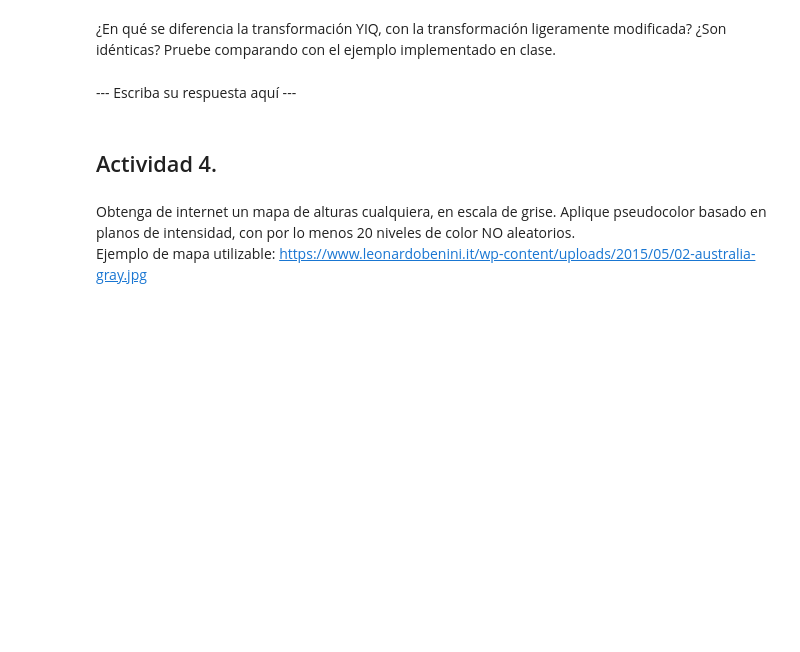
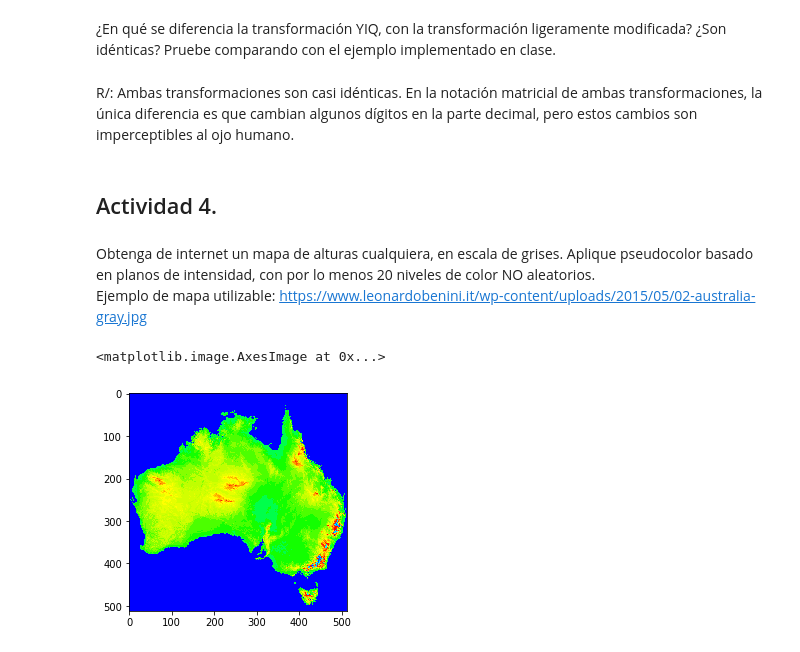
Before and after one commit to josedavidrestrepo/vision-artificial, a Jupyter notebook: semana-3/Actividades/Actividades Semana 3.ipynb, the cells around one changed output. Cells and saved outputs as stored; diff of their text form; code cells hidden in the pictures; blank space fills up the shorter version.

```diff
--- a/semana-3/Actividades/Actividades Semana 3.ipynb
+++ b/semana-3/Actividades/Actividades Semana 3.ipynb
@@ -96,9 +181,9 @@ La versión de NTSC aprobada por la Comisión Federal de Comunicaciones, en Esta
 # %% [markdown]
 ¿En qué se diferencia la transformación YIQ, con la transformación ligeramente modificada? ¿Son idénticas? Pruebe comparando con el ejemplo implementado en clase.
-# %% [markdown]
---- Escriba su respuesta aquí ---
+# %% [markdown]
+R/: Ambas transformaciones son casi idénticas. En la notación matricial de ambas transformaciones, la única diferencia es que cambian algunos dígitos en la parte decimal, pero estos cambios son imperceptibles al ojo humano.
 # %% [markdown]
 ## Actividad 4.
 # %% [markdown]
-Obtenga de internet un mapa de alturas cualquiera, en escala de grise. Aplique pseudocolor basado en planos de intensidad, con por lo menos 20 niveles de color NO aleatorios.
+Obtenga de internet un mapa de alturas cualquiera, en escala de grises. Aplique pseudocolor basado en planos de intensidad, con por lo menos 20 niveles de color NO aleatorios.
 <br>Ejemplo de mapa utilizable: https://www.leonardobenini.it/wp-content/uploads/2015/05/02-australia-gray.jpg</br>
@@ -106,0 +190,45 @@ Obtenga de internet un mapa de alturas cualquiera, en escala de grise. Aplique p
+# %%
+#Librerias necesarias
+%matplotlib inline
+import cv2
+import numpy as np
+import random as rand
+import math
+import matplotlib.pyplot as plt
+#Se definen las funciones correspondencia y pseudocolor
+def correspondence(val, paleta, rango):
+    '''
+    Receives the value of the grayscale, the color palette and size of the range array.
+    Returns a tuple from the palette depending on the part of the range to which val belongs.
+    '''
+    #"Recibe el valor de la escala de grises, la paleta de colores y el tamaño del vector,
+    #Devuelve una tupla de la paleta dependiendo del intervalo al cual la variable -val- pertenezca"
+
+    pos=int( (val*(rango)/255)) - 1
+    r,g,b=paleta[pos]
+    return (r,g,b)
+
+def pseudocolor(img):
+    #paleta= [tuple(rand.randint(0,255) for j in range(3)) for i in range(rango)]
+    paleta = [
+                (0, 255, 75),(19, 255, 0),(76, 255, 0),(134, 255, 0),(192, 255, 0),(210,255,0),(230,255,0), #verde
+                (255,255,0),(255, 204, 0),(255, 160, 0),(255, 147, 0),(255, 89, 0),(255, 32, 0),(255, 25, 0),(255, 0, 0), #naranja
+                (0, 255, 255),(0, 230, 255),(0, 173, 255),(0, 115, 255),(0, 58, 255),(0, 0, 255) #azul
+             ]
+    rango = len(paleta)
+    #generación aleatoria de la paleta de colores.
+    tam=np.shape(img)
+    res=np.zeros((tam[0],tam[1], 3), dtype=np.uint8)
+    #se aplica a la matriz res, la función de correspondencia con la imagen original en el rango indicado
+    for r in range(tam[0]):
+        for c in range(tam[1]):
+            res[r][c]=correspondence(img[r][c], paleta, rango)
+    return res #se devuelve la imagen res, una vez se le aplica la función correspondencia
+
+#imprimir la imagen en pseudocolor
+img =  cv2.imread("res/australia.jpg", cv2.IMREAD_GRAYSCALE)
+pseudocolor_img = pseudocolor(img)
+plt.imshow(pseudocolor_img)
+# %% [output]
+<matplotlib.image.AxesImage at 0x...>
+[figure, added]
```
Also changed, not shown: parts of 6 cells of this notebook, 3 other files.
